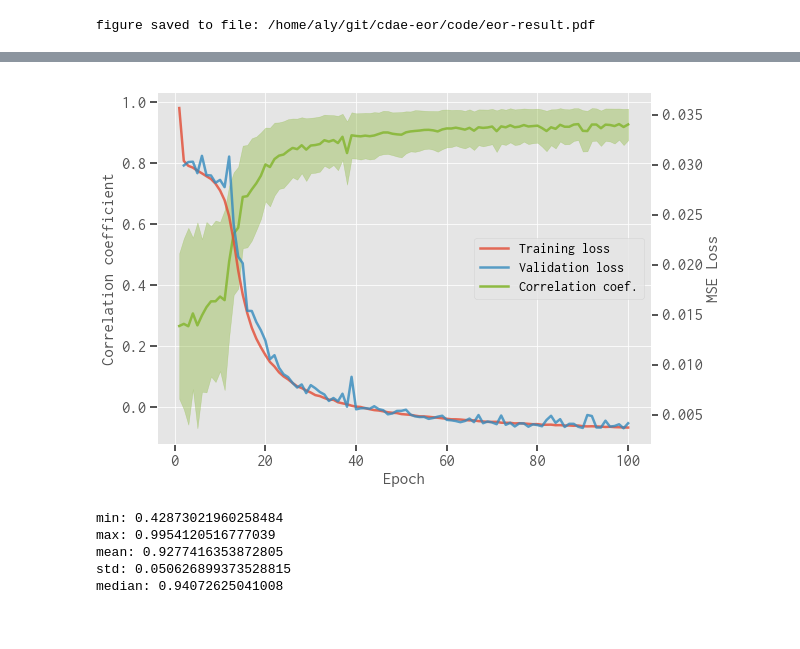
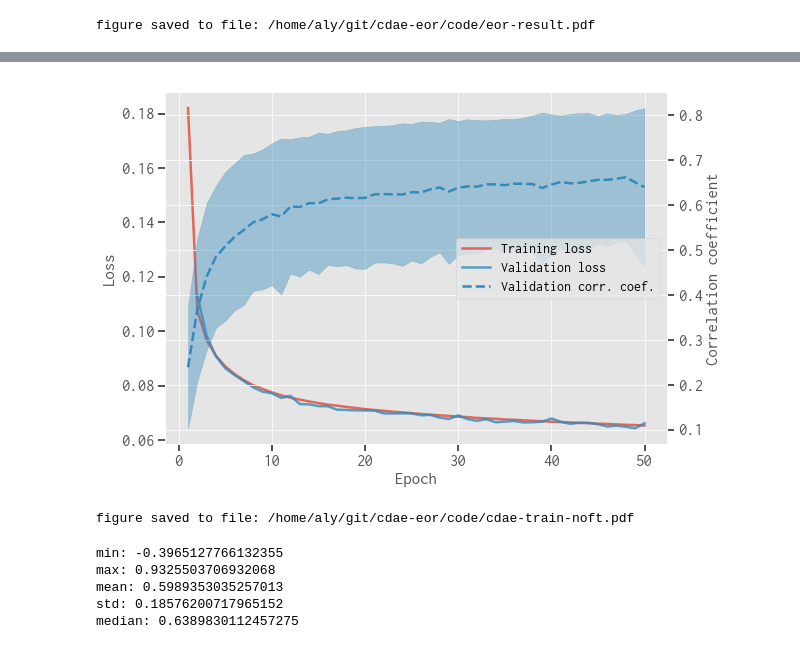
Before and after one commit to liweitianux/cdae-eor, a Jupyter notebook: code/cdae.ipynb, the cells around one changed output, grey strips where cells are left out. Saved outputs shown, nothing was run; the diff lists cells and outputs as text; code cells hidden in the pictures.

Commit message:
code/cdae: Update comparisons
Also add a comparison with pooling layers.

```diff
--- a/code/cdae.ipynb
+++ b/code/cdae.ipynb
@@ -735,19 +847,0 @@ np.random.shuffle(idx)
-# %%
-frac_validate, frac_test = 0.2, 0.2
-n_validate = int(npix * frac_validate)
-n_test = int(npix * frac_test)
-n_train = npix - n_validate - n_test
-print(f'n_train={n_train}, n_validate={n_validate}, n_test={n_test}')
-
-idx_validate = idx[:n_validate]
-idx_test = idx[n_validate:n_validate+n_test]
-idx_train = idx[-n_train:]
-
-x_train = x_data[idx_train, :, np.newaxis]
-x_train_label = x_label[idx_train, :, np.newaxis]
-
-x_validate = x_data[idx_validate, :, np.newaxis]
-x_validate_label = x_label[idx_validate, :, np.newaxis]
-
-x_test = x_data[idx_test, :, np.newaxis]
-x_test_label = x_label[idx_test, :, np.newaxis]
@@ -758,0 +848,13 @@ K.clear_session()
+# %%
+x2_data, x2_label      = preprocess_ds_noft(cube_tot,  cube_eor)
+x2_test, x2_test_label = preprocess_ds_noft(cube_tot2, cube_eor2)
+
+x2_train          = x2_data [idx_train,    :, np.newaxis]
+x2_train_label    = x2_label[idx_train,    :, np.newaxis]
+x2_validate       = x2_data [idx_validate, :, np.newaxis]
+x2_validate_label = x2_label[idx_validate, :, np.newaxis]
+
+x2_test = x2_test[:, :, np.newaxis]
+x2_test_label = x2_test_label[:, :, np.newaxis]
+
+x2_train.shape, x2_validate.shape, x2_test.shape
@@ -789,0 +893,10 @@ model.fit(x_train, x_train_label,
+# %%
+modelfit2 = ModelFit(
+    model2,
+    train_data=(x2_train, x2_train_label),
+    val_data=(x2_validate, x2_validate_label),
+    test_data=(x2_test, x2_test_label),
+    lr=1e-5,
+)
+# %%
+modelfit2.fit(epochs=50)
@@ -790,19 +921,19 @@ model.fit(x_train, x_train_label,
 # %%
-fig, axes = plot_modelfit(model, cb_index, figsize=(9, 6))
-
+fig, axes = plot_modelfit(modelfit2, figsize=(9, 6))
 if False:
     fn = 'cdae-train-noft.pdf'
     fig.savefig(fn)
     print('figure saved to file: %s' % path.abspath(fn))
 # %% [output]
-[figure, old version]
+[figure, new version]
+figure saved to file: /home/aly/git/cdae-eor/code/cdae-train-noft.pdf
-# %%
-x_test_pred = model.predict(x_test)
-cc_test = corrcoef_ds(x_test_pred[:, :, 0], x_test_label[:, :, 0])
-a_summary(cc_test)
-# %% [output]
-min: 0.42873021960258484
-max: 0.9954120516777039
-mean: 0.9277416353872805
-std: 0.050626899373528815
-median: 0.94072625041008
+# %%
+x2_test_pred2 = model2.predict(x2_test)
+cc2_test = corrcoef_ds(x2_test_pred2[:, :, 0], x2_test_label[:, :, 0])
+a_summary(cc2_test)
+# %% [output]
+min: -0.3965127766132355
+max: 0.9325503706932068
+mean: 0.5989353035257013
+std: 0.18576200717965152
+median: 0.6389830112457275
```
Also changed, not shown: parts of 26 cells of this notebook, 1 other file.
